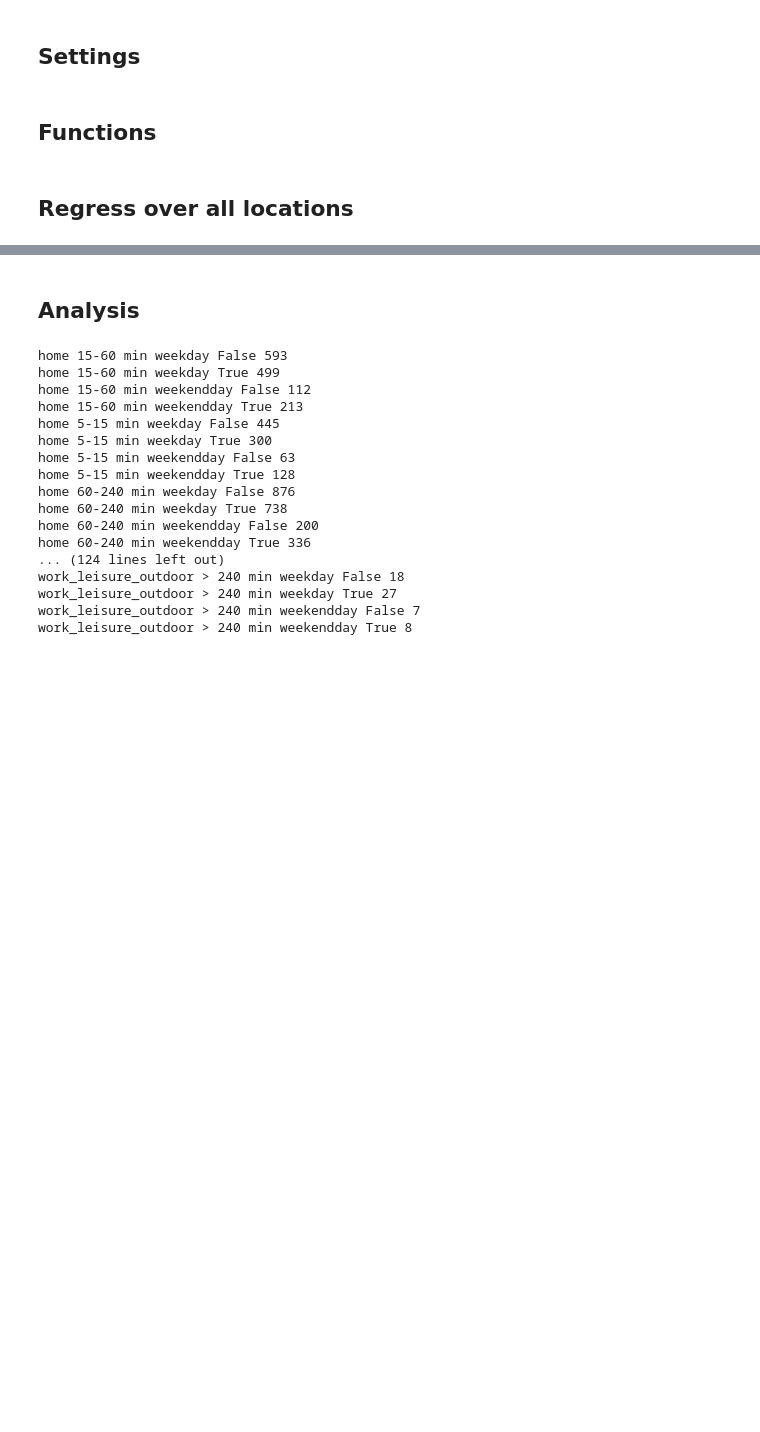
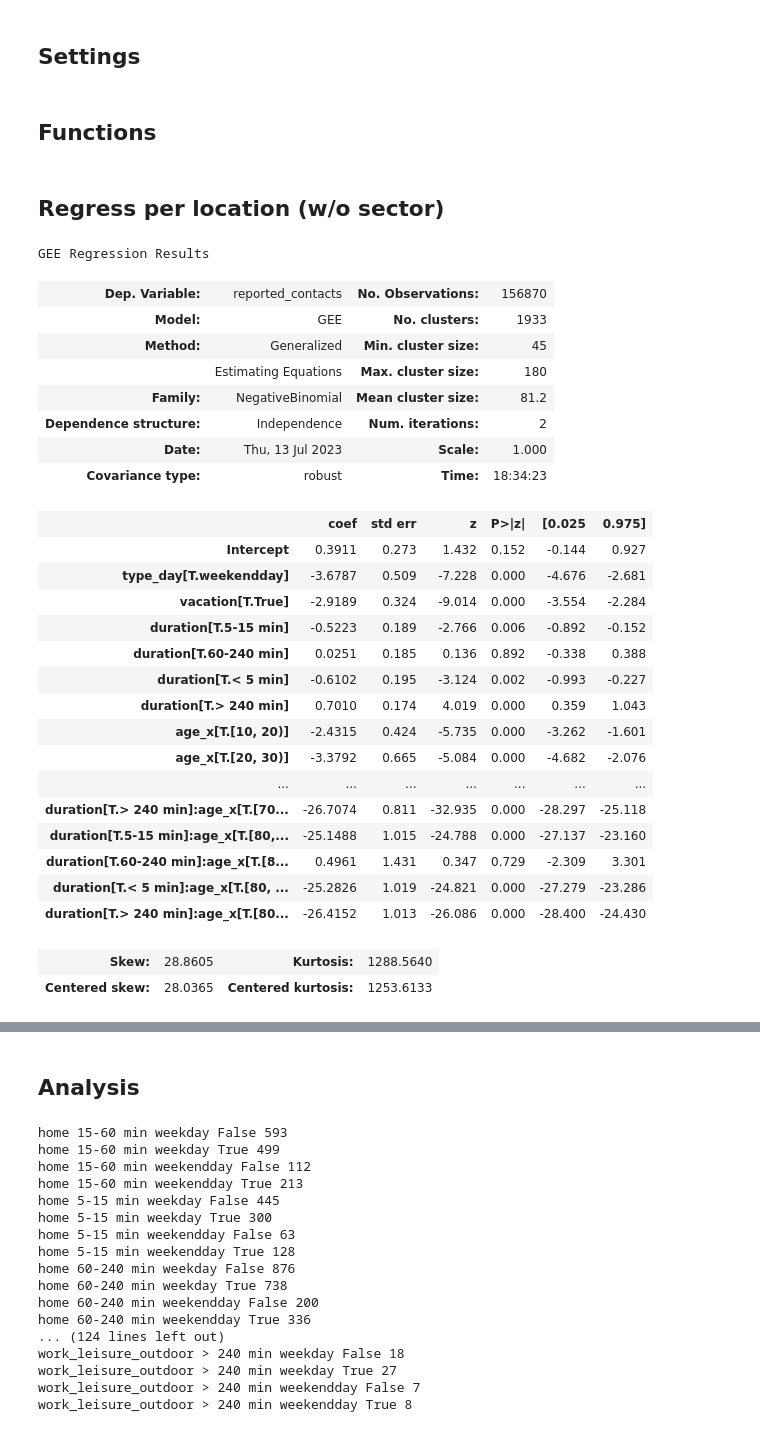
Before and after one commit to twallema/pyIEEM, a Jupyter notebook: data/raw/epi/contacts/matrices/FR/format_contacts.ipynb, the cells around one changed output, grey strips where cells are left out. Saved outputs shown, nothing was run; the diff lists cells and outputs as text; code cells hidden in the pictures; blank space fills up the shorter version.

```diff
--- a/data/raw/epi/contacts/matrices/FR/format_contacts.ipynb
+++ b/data/raw/epi/contacts/matrices/FR/format_contacts.ipynb
@@ -113,5 +113,3 @@ def smooth_matrix(matrix, age_classes, age_classes_intervalindex, df, degree):
     matrix.index = matrix.index.set_levels(age_classes, level=1)
 
     return matrix.squeeze()
-# %% [markdown]
-## Regress over all locations
@@ -152,0 +116,71 @@ plt.close()
+# %% [markdown]
+## Regress per location (w/o sector)
+# %%
+location = 'school'
+
+pure_effects = 'reported_contacts ~ type_day + vacation + duration + age_x + age_y + sex +'
+obligated_mixed_effects = 'age_x*age_y + type_day*vacation + duration*type_day + duration*vacation + duration*age_x +'
+
+formula = {
+    'home': pure_effects + obligated_mixed_effects + 'household_size + professional_situation + professional_situation*duration + household_size*duration',
+    'school': pure_effects + obligated_mixed_effects + '+ class_size',
+    'leisure_public': pure_effects + obligated_mixed_effects + 'professional_situation',
+    'leisure_private': pure_effects + obligated_mixed_effects + 'professional_situation',
+    'transport': pure_effects + obligated_mixed_effects + 'professional_situation',
+    'work_leisure_outdoor': pure_effects + obligated_mixed_effects + 'professional_situation',
+}
+
+# slice data
+data = data_df.loc[location].reset_index()
+
+# GEE regression
+fam = sm.families.NegativeBinomial()
+ind = sm.cov_struct.Independence()
+mod = smf.gee(formula[location], "ID", data, cov_struct=ind, family=fam)
+res = mod.fit()
+
+# model fit
+data['predicted_contacts'] = res.predict()
+data = data.drop(columns=['ID', 'sex', 'household_size', 'highest_education', 'professional_situation', 'class_size', 'reported_contacts', 'sector'])
+data = data.groupby(by=['duration','type_day', 'vacation', 'age_x', 'age_y']).last()
+
+# merge with a pre-made dataframe containing all entries (nan where no prediction exists)
+names = ['duration', 'type_day', 'vacation', 'age_x', 'age_y']
+duration = data_df.reset_index()['duration'].unique()
+type_day = data_df.reset_index()['type_day'].unique()
+vacation = data_df.reset_index()['vacation'].unique()
+iterables = [duration, type_day, vacation, age_classes, age_classes]
+desired_df = pd.Series(index=pd.MultiIndex.from_product(iterables, names=names), name='desired_format', dtype=float)
+
+# data post GEE
+data_GEE = data['predicted_contacts'].combine_first(desired_df)
+# %%
+res.summary()
+# %% [output]
+GEE Regression Results
+| Dep. Variable: | reported_contacts | No. Observations: | 156870 |
+| Model: | GEE | No. clusters: | 1933 |
+| Method: | Generalized | Min. cluster size: | 45 |
+|  | Estimating Equations | Max. cluster size: | 180 |
+| Family: | NegativeBinomial | Mean cluster size: | 81.2 |
+| Dependence structure: | Independence | Num. iterations: | 2 |
+| Date: | Thu, 13 Jul 2023 | Scale: | 1.000 |
+| Covariance type: | robust | Time: | 18:34:23 |
+|  | coef | std err | z | P>|z| | [0.025 | 0.975] |
+| Intercept | 0.3911 | 0.273 | 1.432 | 0.152 | -0.144 | 0.927 |
+| type_day[T.weekendday] | -3.6787 | 0.509 | -7.228 | 0.000 | -4.676 | -2.681 |
+| vacation[T.True] | -2.9189 | 0.324 | -9.014 | 0.000 | -3.554 | -2.284 |
+| duration[T.5-15 min] | -0.5223 | 0.189 | -2.766 | 0.006 | -0.892 | -0.152 |
+| duration[T.60-240 min] | 0.0251 | 0.185 | 0.136 | 0.892 | -0.338 | 0.388 |
+| duration[T.< 5 min] | -0.6102 | 0.195 | -3.124 | 0.002 | -0.993 | -0.227 |
+| duration[T.> 240 min] | 0.7010 | 0.174 | 4.019 | 0.000 | 0.359 | 1.043 |
+| age_x[T.[10, 20)] | -2.4315 | 0.424 | -5.735 | 0.000 | -3.262 | -1.601 |
+| age_x[T.[20, 30)] | -3.3792 | 0.665 | -5.084 | 0.000 | -4.682 | -2.076 |
+| ... | ... | ... | ... | ... | ... | ... |
+| duration[T.> 240 min]:age_x[T.[70... | -26.7074 | 0.811 | -32.935 | 0.000 | -28.297 | -25.118 |
+| duration[T.5-15 min]:age_x[T.[80,... | -25.1488 | 1.015 | -24.788 | 0.000 | -27.137 | -23.160 |
+| duration[T.60-240 min]:age_x[T.[8... | 0.4961 | 1.431 | 0.347 | 0.729 | -2.309 | 3.301 |
+| duration[T.< 5 min]:age_x[T.[80, ... | -25.2826 | 1.019 | -24.821 | 0.000 | -27.279 | -23.286 |
+| duration[T.> 240 min]:age_x[T.[80... | -26.4152 | 1.013 | -26.086 | 0.000 | -28.400 | -24.430 |
+| Skew: | 28.8605 | Kurtosis: | 1288.5640 |
+| Centered skew: | 28.0365 | Centered kurtosis: | 1253.6133 |
```
Also changed, not shown: parts of 7 cells of this notebook.
